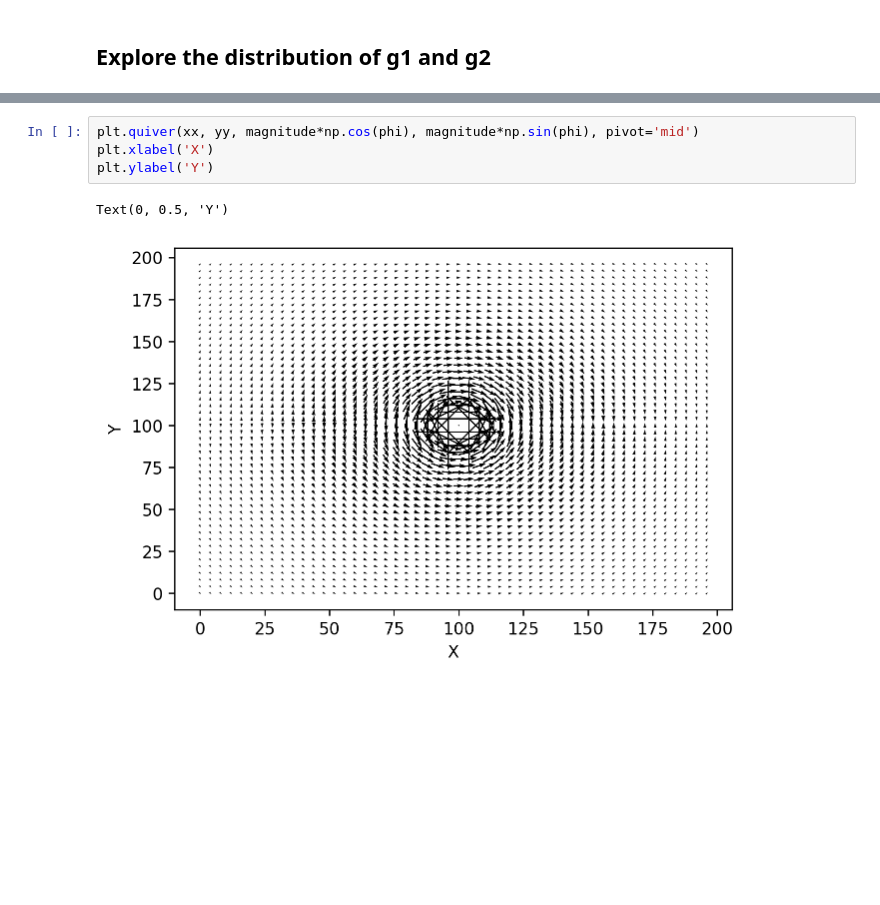
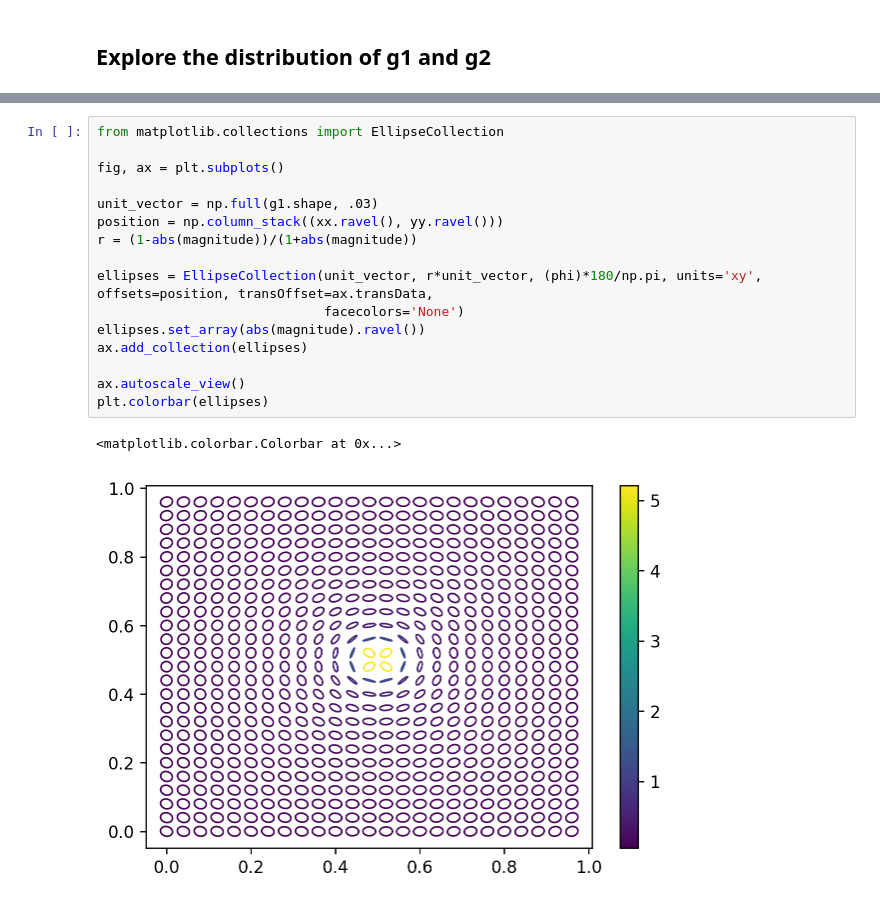
Before and after one commit to cwwalter/seagull-study, a Jupyter notebook: isothermal sphere lensing.ipynb, the cells around one changed output, grey strips where cells are left out. Drawn from its saved outputs; the diff is of its cells as text; blank space fills up the shorter version.

```diff
--- a/isothermal sphere lensing.ipynb
+++ b/isothermal sphere lensing.ipynb
@@ -106,7 +106,19 @@ ax4.set_title('g_2');
-# %%
-plt.quiver(xx, yy, magnitude*np.cos(phi), magnitude*np.sin(phi), pivot='mid')
-plt.xlabel('X')
-plt.ylabel('Y')
-# %% [output]
-Text(0, 0.5, 'Y')
-[figure, removed]
+# %%
+from matplotlib.collections import EllipseCollection
+
+fig, ax = plt.subplots()
+
+unit_vector = np.full(g1.shape, .03)
+position = np.column_stack((xx.ravel(), yy.ravel()))
+r = (1-abs(magnitude))/(1+abs(magnitude))
+
+ellipses = EllipseCollection(unit_vector, r*unit_vector, (phi)*180/np.pi, units='xy', offsets=position, transOffset=ax.transData,
+                             facecolors='None')
+ellipses.set_array(abs(magnitude).ravel())
+ax.add_collection(ellipses)
+
+ax.autoscale_view()
+plt.colorbar(ellipses)
+# %% [output]
+<matplotlib.colorbar.Colorbar at 0x...>
+[figure, added]
```
Also changed, not shown: parts of 9 cells of this notebook.
